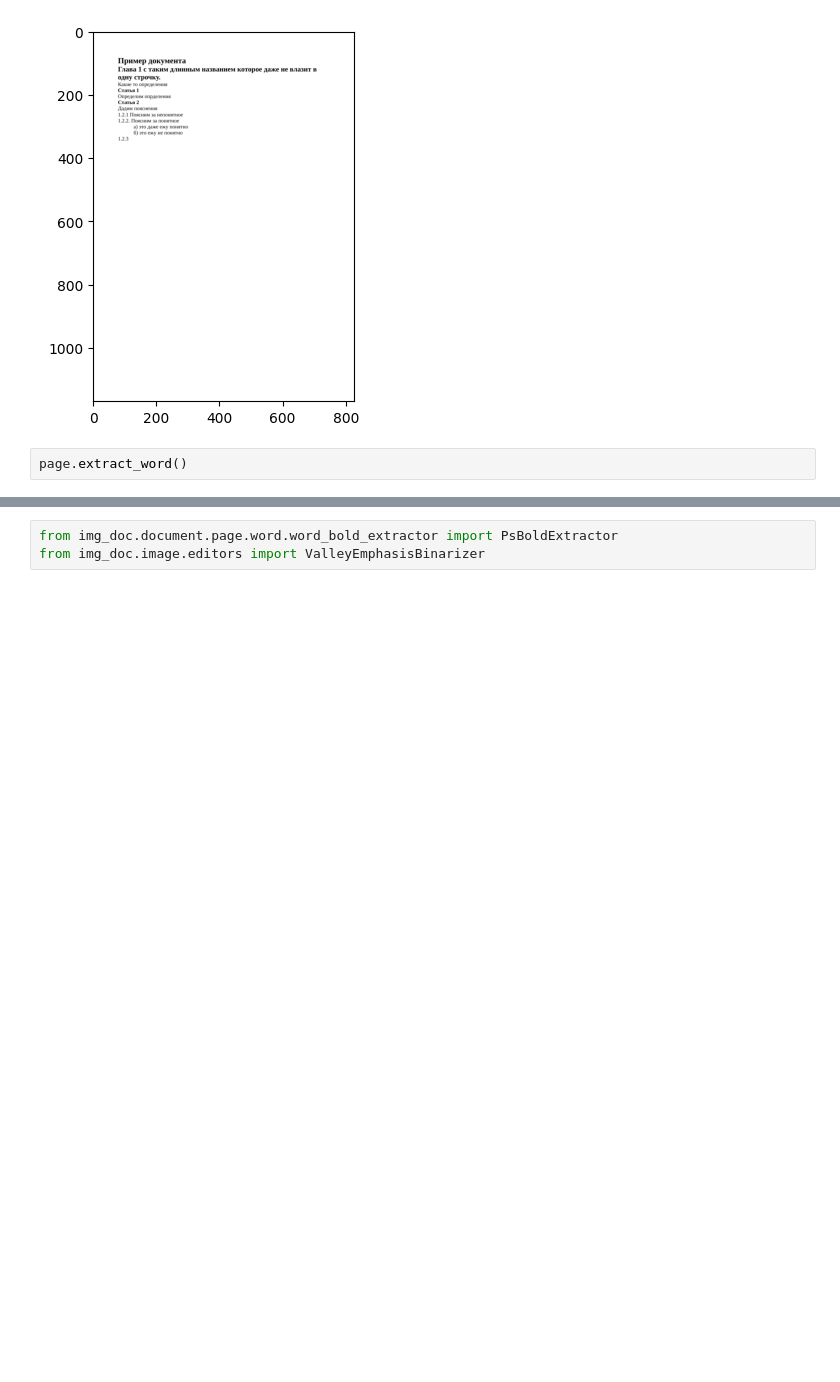
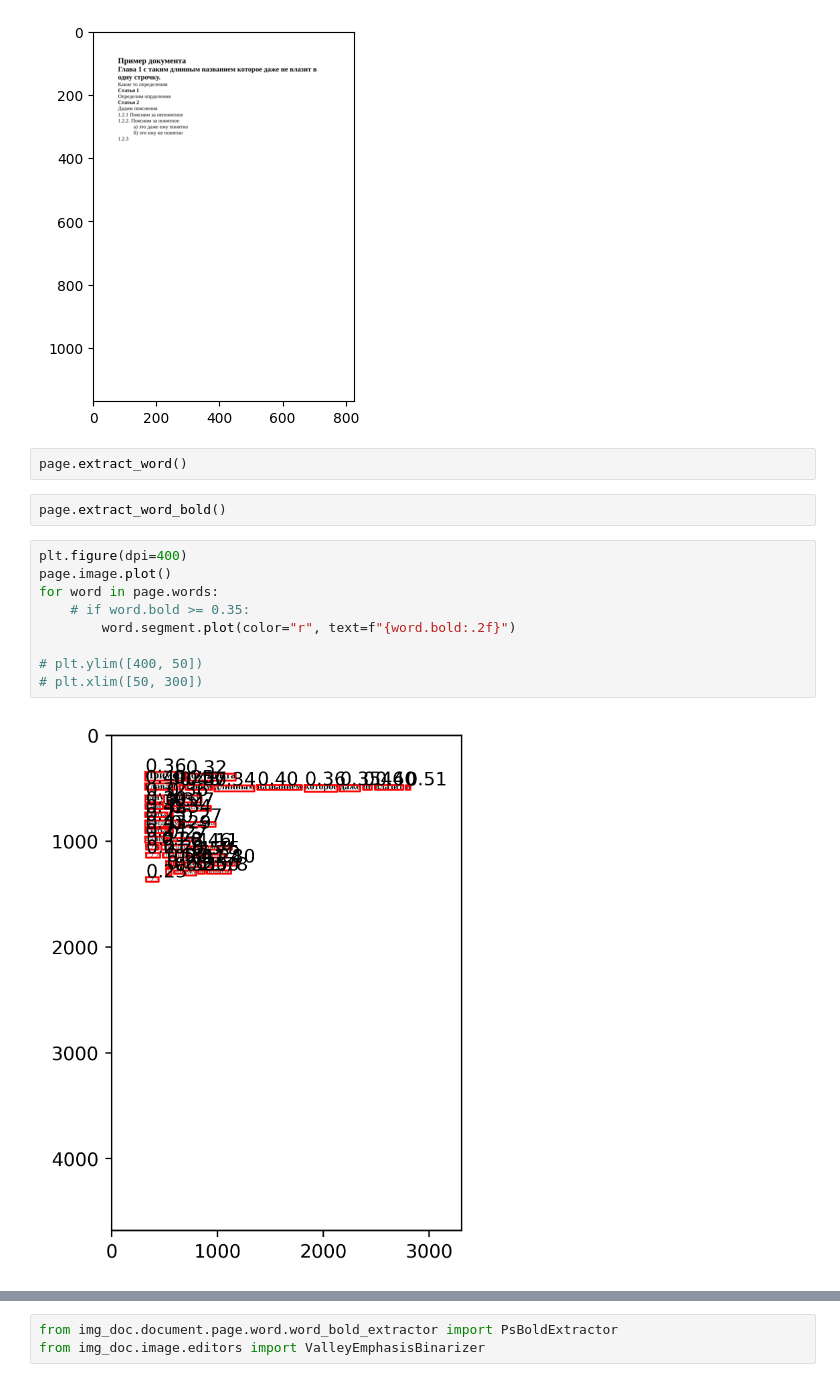
Before and after one commit to Dann38/layout_highlighter, a Jupyter notebook: imgDoc/examples/08-bold-text.ipynb, the cells around one changed output, grey strips where cells are left out. Cells and saved outputs as stored; diff of their text form; blank space fills up the shorter version.

```diff
--- a/imgDoc/examples/08-bold-text.ipynb
+++ b/imgDoc/examples/08-bold-text.ipynb
@@ -22,3 +22,16 @@ page.image.plot()
 [figure]
 # %%
 page.extract_word()
+# %%
+page.extract_word_bold()
+# %%
+plt.figure(dpi=400)
+page.image.plot()
+for word in page.words:
+    # if word.bold >= 0.35:
+        word.segment.plot(color="r", text=f"{word.bold:.2f}")
+
+# plt.ylim([400, 50])
+# plt.xlim([50, 300])
+# %% [output]
+[figure, added]
```
Also changed, not shown: parts of 6 cells of this notebook, 11 other files.
